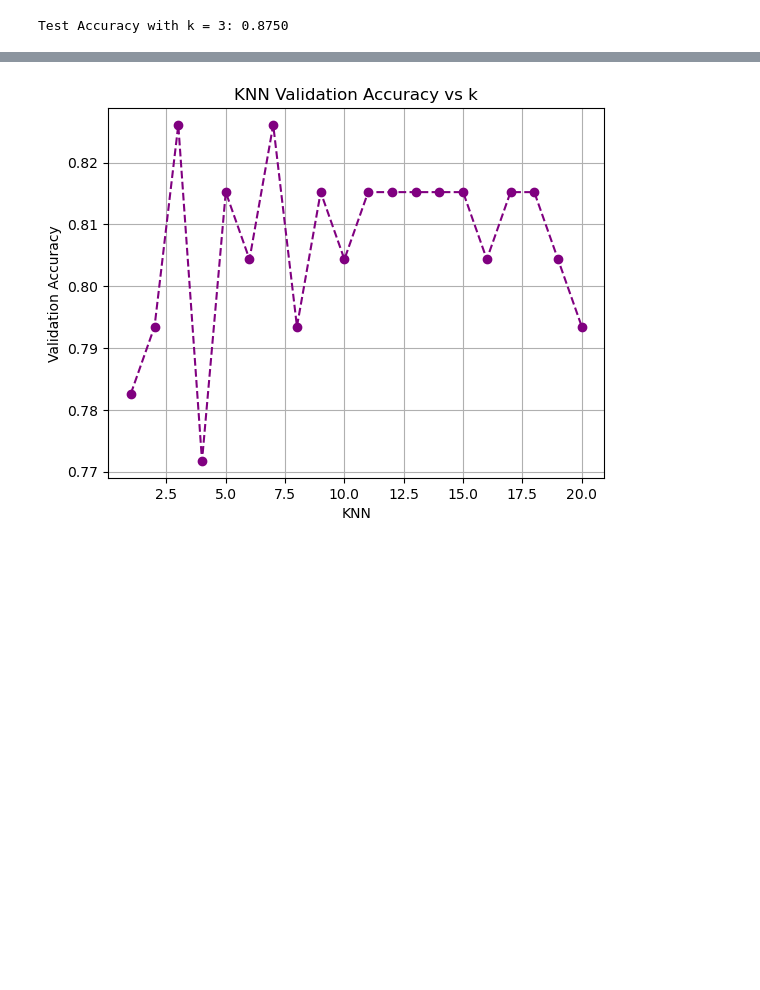
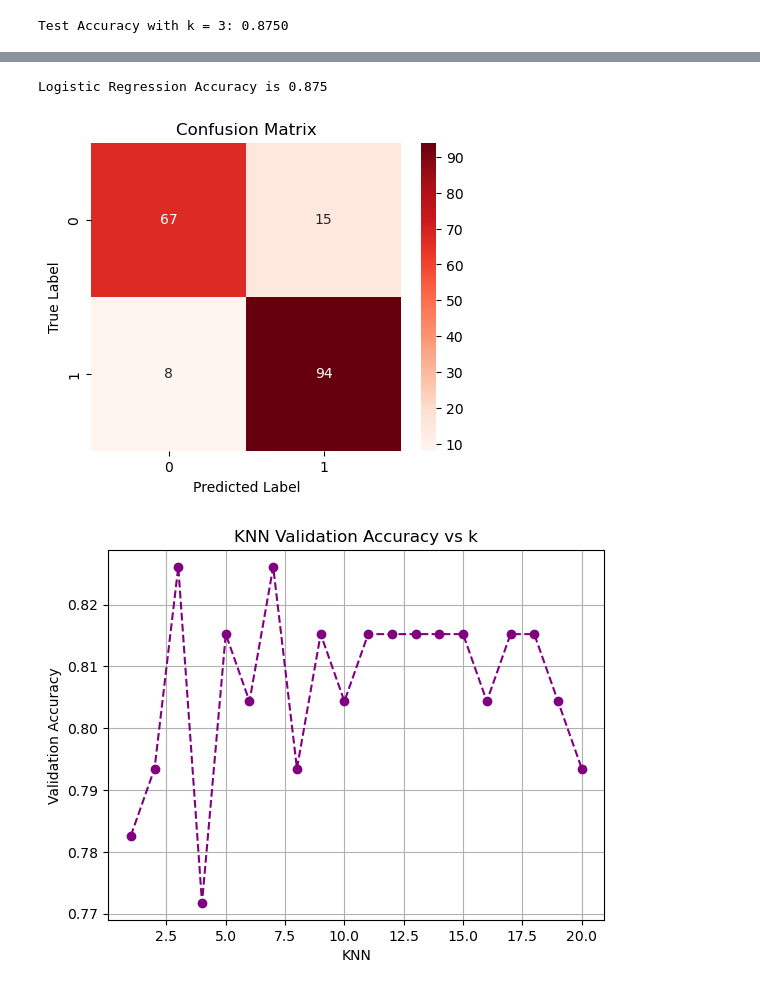
Before and after one commit to Rawan-M-Said/ML-Lab-1, a Jupyter notebook: lab_1.ipynb, the cells around one changed output, grey strips where cells are left out. Drawn from its saved outputs; the diff is of its cells as text; code cells hidden in the pictures; blank space fills up the shorter version.

Commit message:
Adding missing visualizations

```diff
--- a/lab_1.ipynb
+++ b/lab_1.ipynb
@@ -641,3 +653,11 @@ Test Accuracy with k = 3: 0.8750
+# %%
+accuracy = accuracy_score(y_test, y_test_pred)
+print( f'Logistic Regression Accuracy is {accuracy}')
+
+plot_confusion_matrix(y_test, y_test_pred, "Reds")
+# %% [output]
+Logistic Regression Accuracy is 0.875
+[figure, added]
 # %%
 #plotting the validation accuracy at different values of k
 plt.plot(k_values, validation_accuracies, marker='o', linestyle='dashed', color='purple')
```
Also changed, not shown: parts of 2 cells of this notebook.
